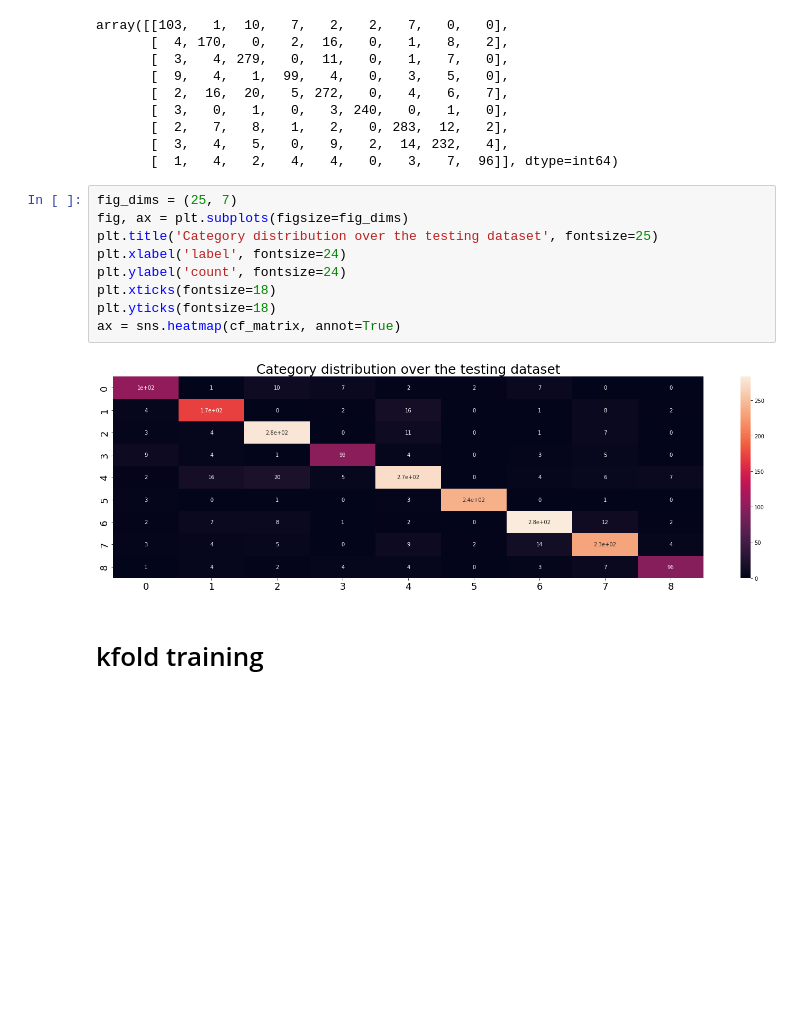
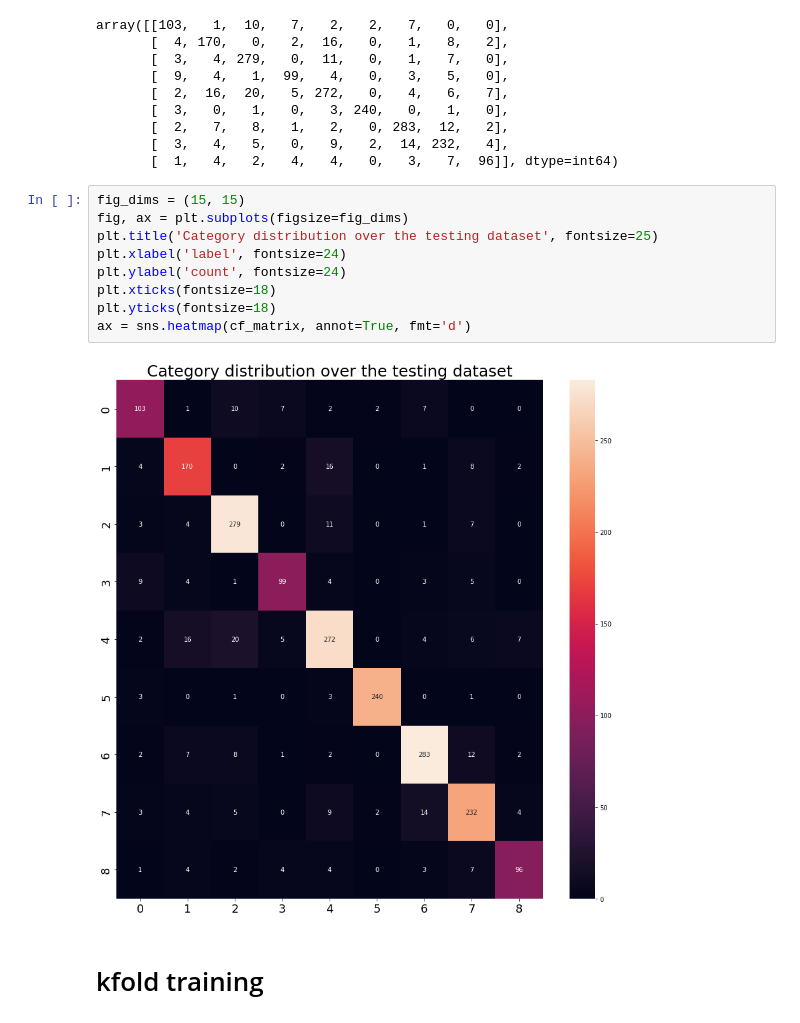
Before and after one commit to volkovwashere/german-article-classifier, a Jupyter notebook: notebooks/training_catboost.ipynb, the cells around one changed output. Drawn from its saved outputs; the diff is of its cells as text; blank space fills up the shorter version.

```diff
--- a/notebooks/training_catboost.ipynb
+++ b/notebooks/training_catboost.ipynb
@@ -148,16 +148,16 @@ array([[103,   1,  10,   7,   2,   2,   7,   0,   0],
        [  3,   4,   5,   0,   9,   2,  14, 232,   4],
        [  1,   4,   2,   4,   4,   0,   3,   7,  96]], dtype=int64)
 # %%
-fig_dims = (25, 7)
+fig_dims = (15, 15)
 fig, ax = plt.subplots(figsize=fig_dims)
 plt.title('Category distribution over the testing dataset', fontsize=25)
 plt.xlabel('label', fontsize=24)
 plt.ylabel('count', fontsize=24)
 plt.xticks(fontsize=18)
 plt.yticks(fontsize=18)
-ax = sns.heatmap(cf_matrix, annot=True)
+ax = sns.heatmap(cf_matrix, annot=True, fmt='d')
 # %% [output]
-[figure, old version]
+[figure, new version]
 # %% [markdown]
 # kfold training
 # %%
```
